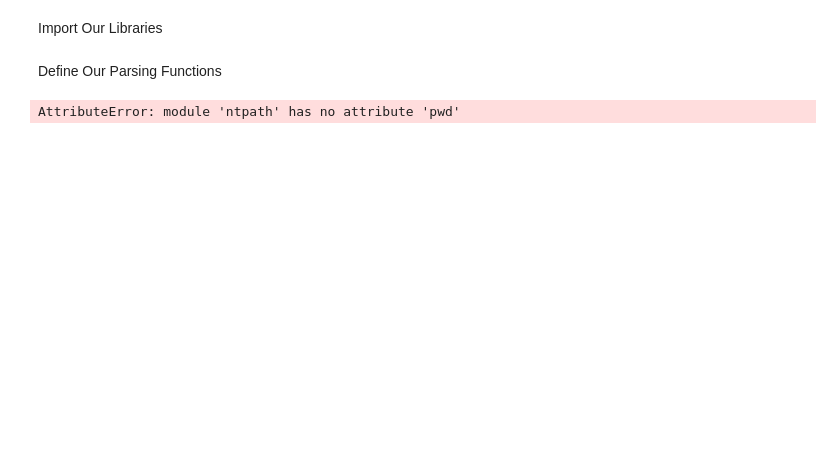
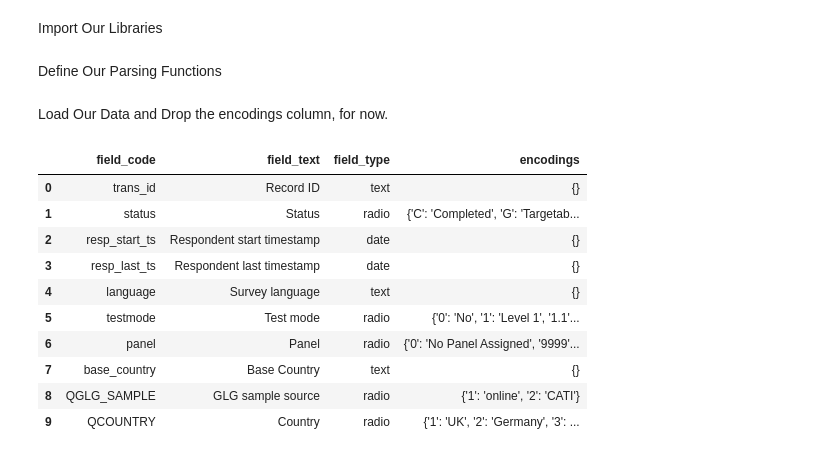
Before and after one commit to OLT2000/Streamlit-main, a Jupyter notebook: data_engineering.ipynb, the cells around one changed output. Drawn from its saved outputs; the diff is of its cells as text; code cells hidden in the pictures; blank space fills up the shorter version.

```diff
--- a/data_engineering.ipynb
+++ b/data_engineering.ipynb
@@ -79,10 +80,22 @@ def load_question_schema(filepath: Path, sheet_name: str) -> List[dict]:
     processed_tables = parse_sheet_data(sheet)
 
     return [parse_table_data(t) for t in processed_tables]
+# %% [markdown]
+Load Our Data and Drop the encodings column, for now.
 # %%
-file_path = Path(os.path.cwd()).parent.parent / "survey.xlsx"
+file_path = Path(os.path.abspath("")).parent / "survey.xlsx"
 json_output = load_question_schema(filepath=file_path, sheet_name="Questions")
-question_df = pd.DataFrame.from_records(json_output).drop(columns=["encodings"])
-question_df.head(10)
+survey_df = pd.DataFrame.from_records(json_output)#.drop(columns=["encodings"])
+survey_df.head(10)
 # %% [output]
-AttributeError: module 'ntpath' has no attribute 'pwd'
+|  | field_code | field_text | field_type | encodings |
+| 0 | trans_id | Record ID | text | {} |
+| 1 | status | Status | radio | {'C': 'Completed', 'G': 'Targetab... |
+| 2 | resp_start_ts | Respondent start timestamp | date | {} |
+| 3 | resp_last_ts | Respondent last timestamp | date | {} |
+| 4 | language | Survey language | text | {} |
+| 5 | testmode | Test mode | radio | {'0': 'No', '1': 'Level 1', '1.1'... |
+| 6 | panel | Panel | radio | {'0': 'No Panel Assigned', '9999'... |
+| 7 | base_country | Base Country | text | {} |
+| 8 | QGLG_SAMPLE | GLG sample source | radio | {'1': 'online', '2': 'CATI'} |
+| 9 | QCOUNTRY | Country | radio | {'1': 'UK', '2': 'Germany', '3': ... |
```
Also changed, not shown: parts of 14 cells of this notebook, 1 other file.
